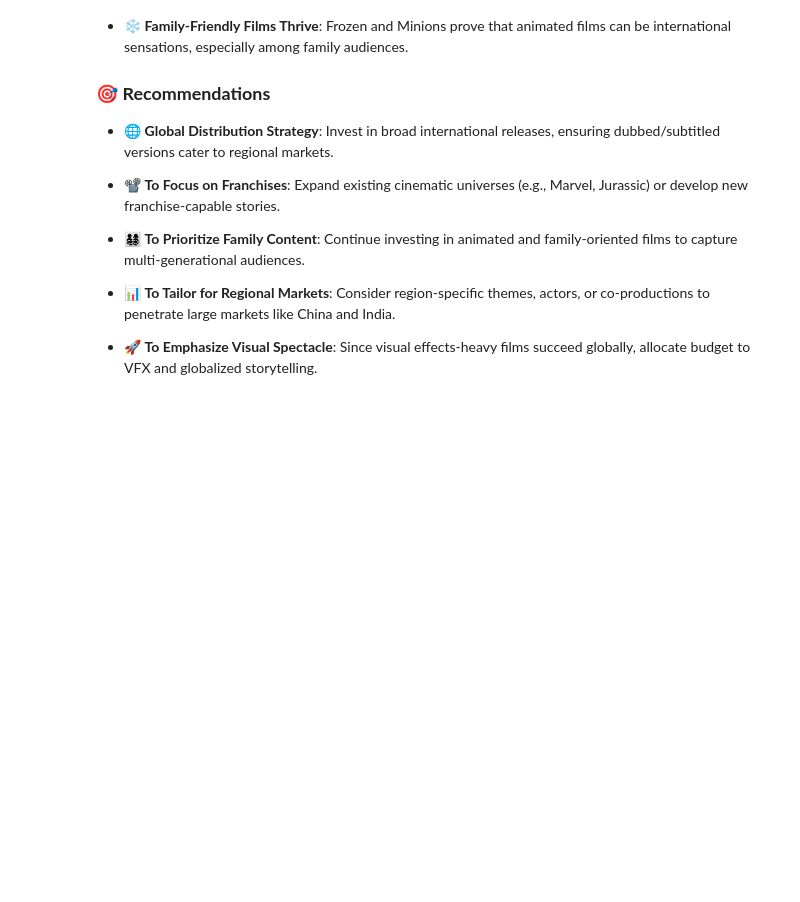
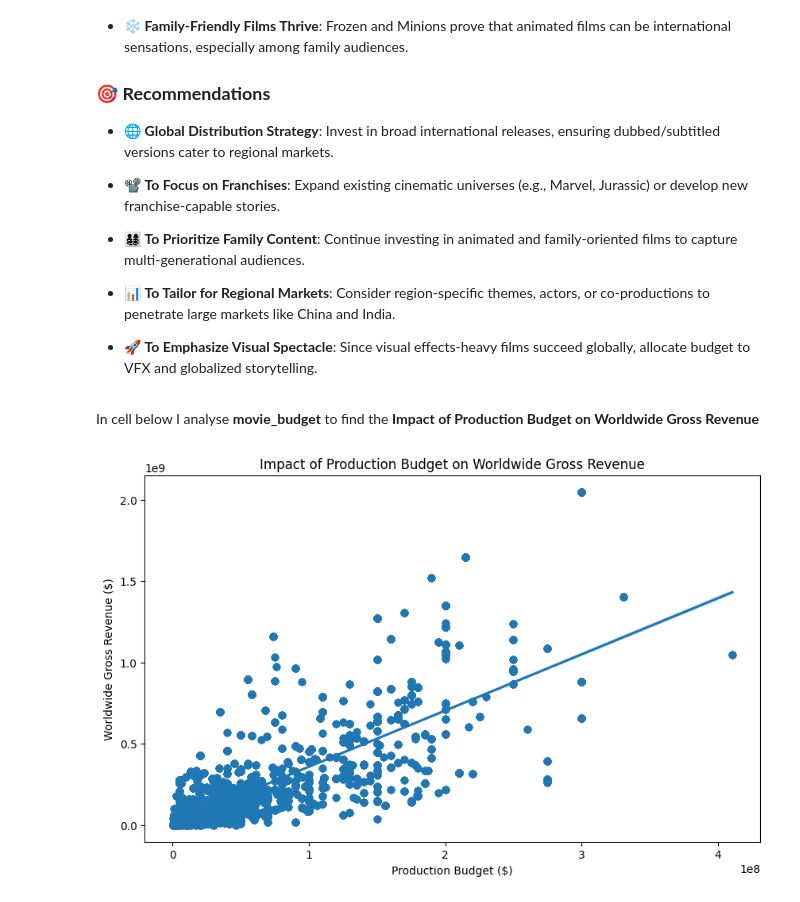
Before and after one commit to KarimzKarimz/Group4-Phase2-Project, a Jupyter notebook: ronny.ipynb, the cells around one changed output. Saved outputs shown, nothing was run; the diff lists cells and outputs as text; code cells hidden in the pictures; blank space fills up the shorter version.

```diff
--- a/ronny.ipynb
+++ b/ronny.ipynb
@@ -394,3 +39,6 @@ film_df.head()
 film_df.shape
 # %% [output]
 (73856, 8)
+# %%
+df_combined = pd.read_csv('zippedData/cleaned_dataset_film_df1.csv')
+df_combined.head()
@@ -644,3 +299,20 @@ plt.show()
 - 📊 **To Tailor for Regional Markets**: Consider region-specific themes, actors, or co-productions to penetrate large markets like China and India.
 
 - 🚀 **To Emphasize Visual Spectacle**: Since visual effects-heavy films succeed globally, allocate budget to VFX and globalized storytelling.
+# %% [markdown]
+In cell below I analyse **movie_budget** to find the **Impact of Production Budget on Worldwide Gross Revenue**
+# %%
+# convert the data to numeric
+df_combined['production_budget'] = pd.to_numeric(df_combined['production_budget'], errors='coerce')
+df_combined['worldwide_gross'] = pd.to_numeric(df_combined['worldwide_gross'], errors='coerce')
+
+# plot regplot
+
+fig, ax = plt.subplots(figsize=(10, 6))
+sns.regplot(data=df_combined, x='production_budget', y='worldwide_gross', scatter_kws={'alpha': 0.4})
+ax.set_title('Impact of Production Budget on Worldwide Gross Revenue')
+ax.set_xlabel('Production Budget ($)')
+ax.set_ylabel('Worldwide Gross Revenue ($)')
+plt.show()
+# %% [output]
+[figure, added]
```
Also changed, not shown: parts of 39 cells of this notebook.
